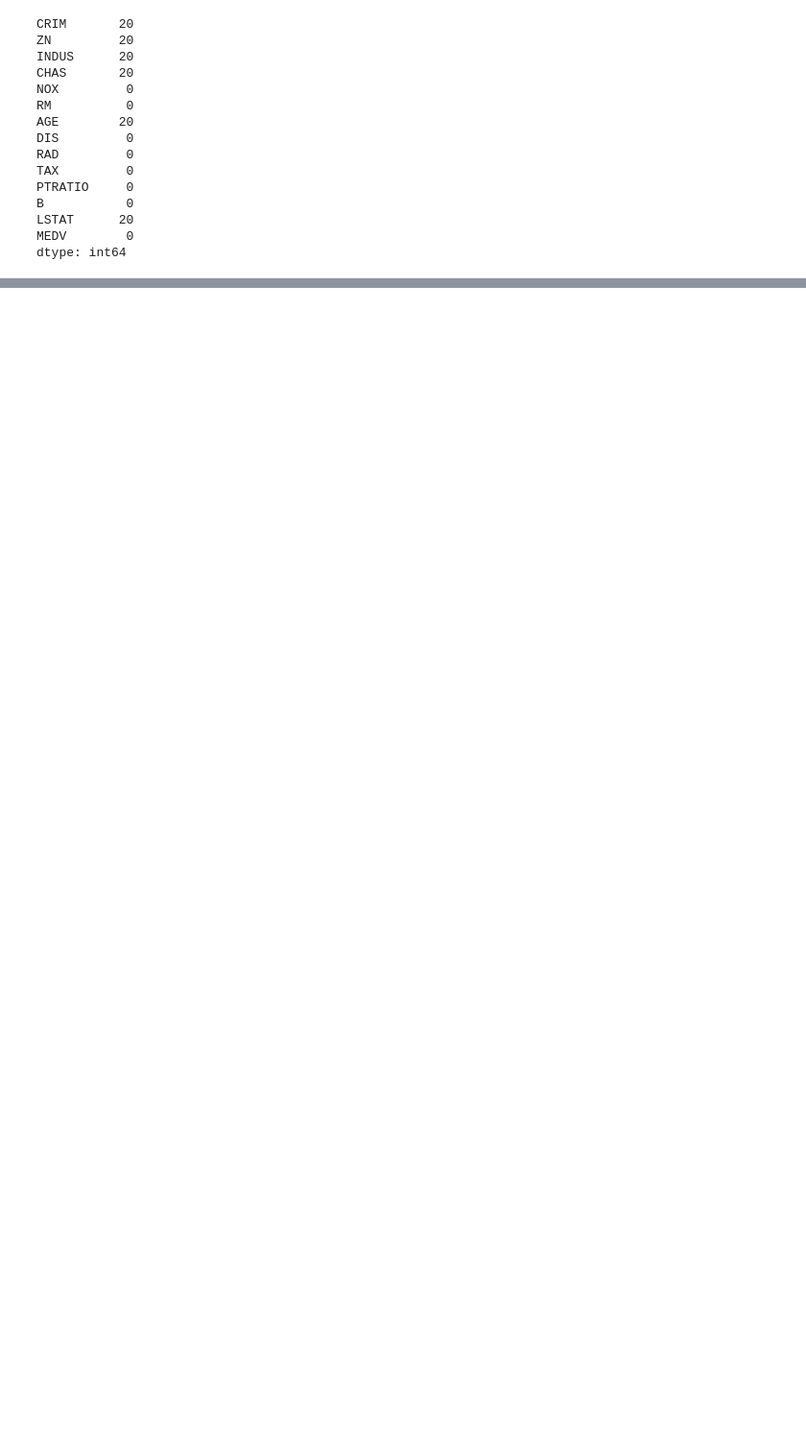
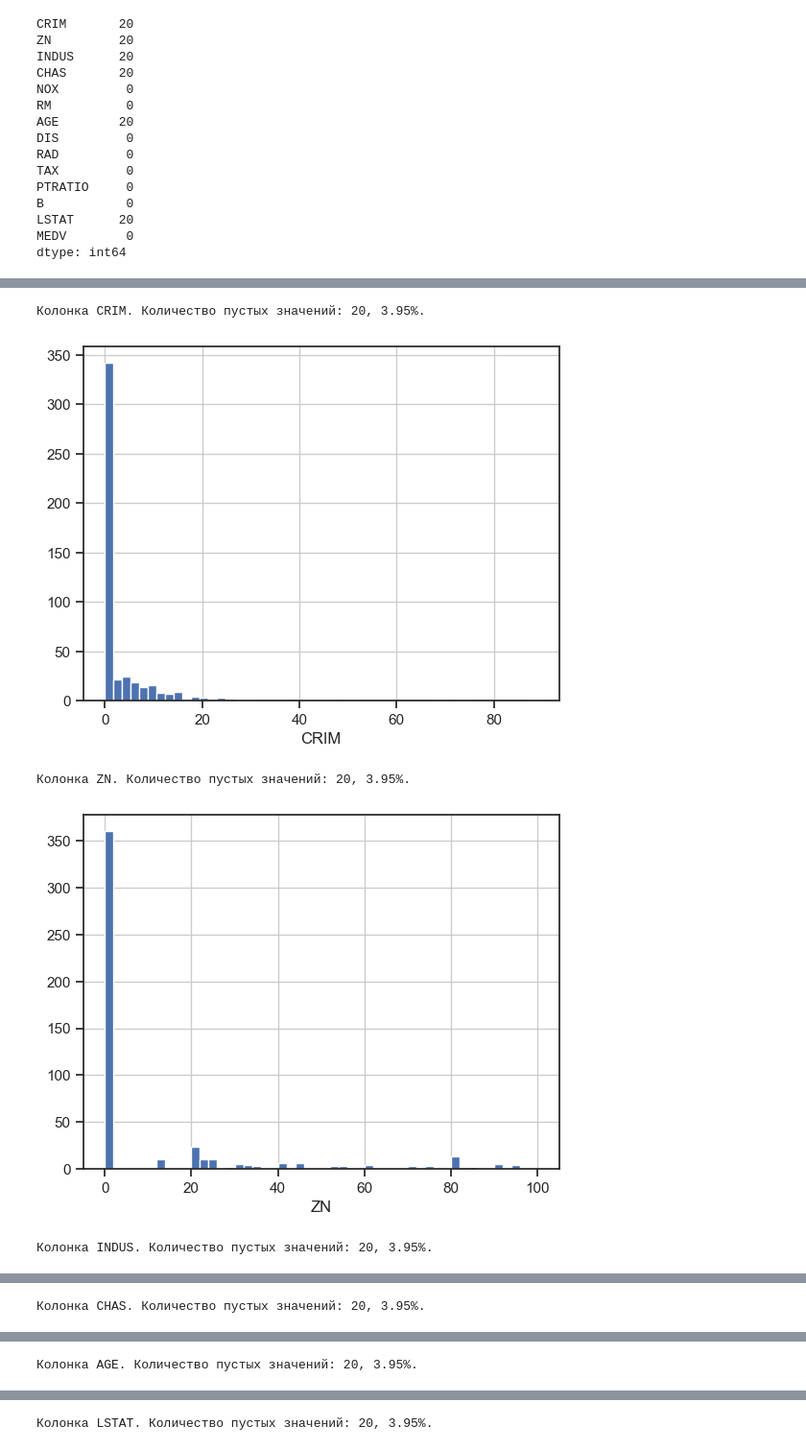
Before and after one commit to pluxaaa/MLT, a Jupyter notebook: NIR/NIR.ipynb, the cells around one changed output, grey strips where cells are left out. Shown at 96% size. Cells and saved outputs as stored; diff of their text form; code cells hidden in the pictures; blank space fills up the shorter version.

```diff
--- a/NIR/NIR.ipynb
+++ b/NIR/NIR.ipynb
@@ -81,16 +90,3 @@ B           0
 LSTAT      20
 MEDV        0
 dtype: int64
-# %%
-null_cols = []
-for col in data.columns:
-    temp_null_count = data[data[col].isnull()].shape[0]
-    dt = str(data[col].dtype)
-    if temp_null_count>0 and (dt=='float64' or dt=='int64'):
-        null_cols.append(col)
-        temp_perc = round((temp_null_count / data.shape[0]) * 100.0, 2)
-        print('Колонка {}. Тип данных {}. Количество пустых значений {}, {}%.'.format(
-            col, dt, temp_null_count, temp_perc))
-        plt.hist(data[col], 50)
-        plt.xlabel(col)
-        plt.show()
@@ -144,14 +92,0 @@ for col in null_cols:
-# %%
-for col in null_cols:
-    fig, axs = plt.subplots(1, 2, figsize=(12, 6))
-
-    axs[0].hist(data[col], bins=50)
-    axs[0].set_xlabel(col)
-    axs[0].set_title(f'data[{col}]')
-
-    axs[1].hist(data_imputed[col], bins=50)
-    axs[1].set_xlabel(col)
-    axs[1].set_title(f'data_imputed[{col}]')
-
-    plt.tight_layout()
-    plt.show()
@@ -292,0 +95,16 @@ r2_score: 0.7666468574518857
+# %%
+null_cols = []
+for col in data.select_dtypes(include=['float64', 'int64']).columns:
+    null_count = data[col].isnull().sum()
+    if null_count > 0:
+        null_cols.append(col)
+        print(f'Колонка {col}. Количество пустых значений: {null_count}, {round((null_count / len(data)) * 100, 2)}%.')
+        data[col].hist(bins=50)
+        plt.xlabel(col)
+        plt.show()
+# %% [output]
+Колонка CRIM. Количество пустых значений: 20, 3.95%.
+[figure, added]
+Колонка ZN. Количество пустых значений: 20, 3.95%.
+[figure, added]
+Колонка INDUS. Количество пустых значений: 20, 3.95%.
@@ -292,0 +112 @@ r2_score: 0.7666468574518857
+Колонка CHAS. Количество пустых значений: 20, 3.95%.
@@ -292,0 +114 @@ r2_score: 0.7666468574518857
+Колонка AGE. Количество пустых значений: 20, 3.95%.
@@ -292,0 +116 @@ r2_score: 0.7666468574518857
+Колонка LSTAT. Количество пустых значений: 20, 3.95%.
```
Also changed, not shown: parts of 72 cells of this notebook, 6 other files.
